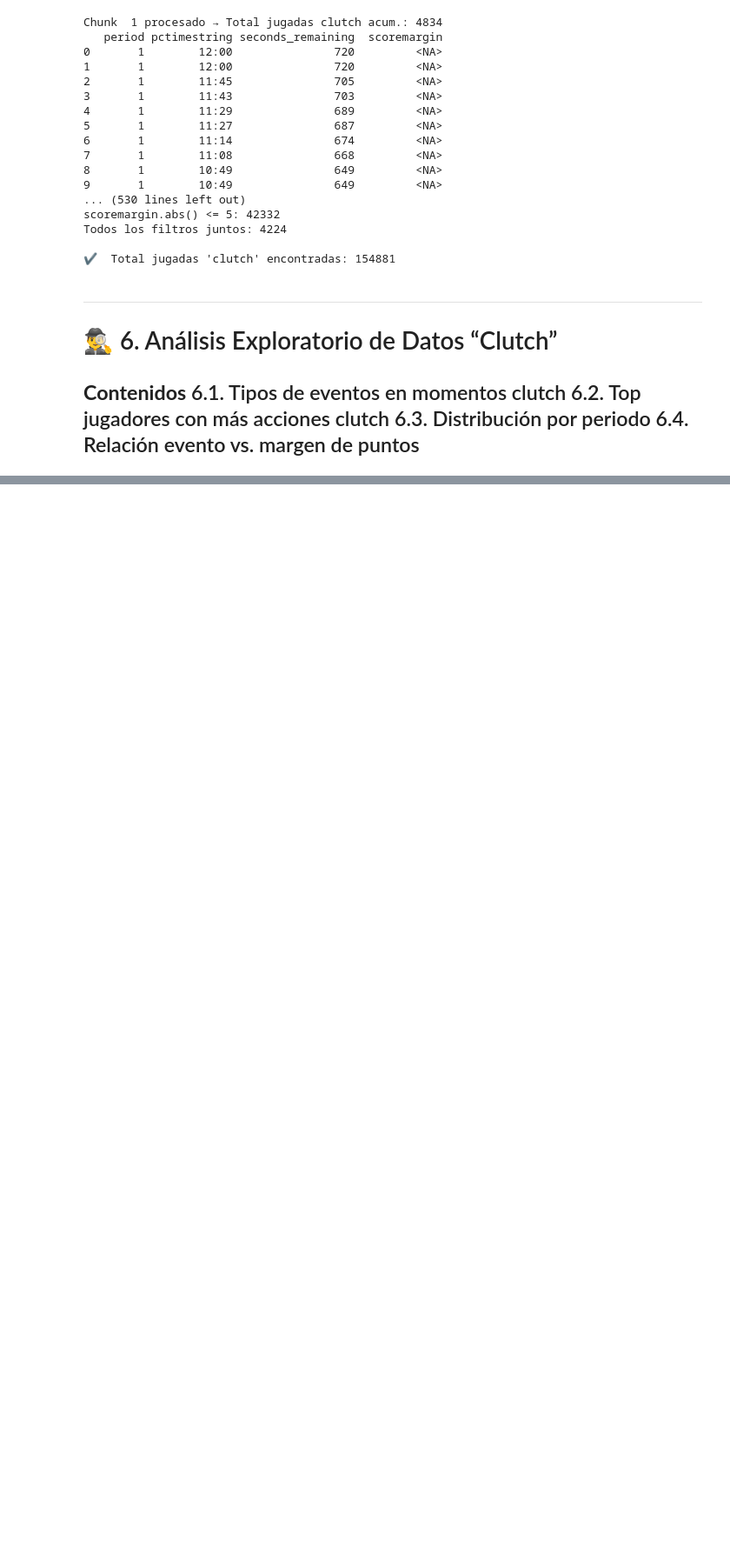
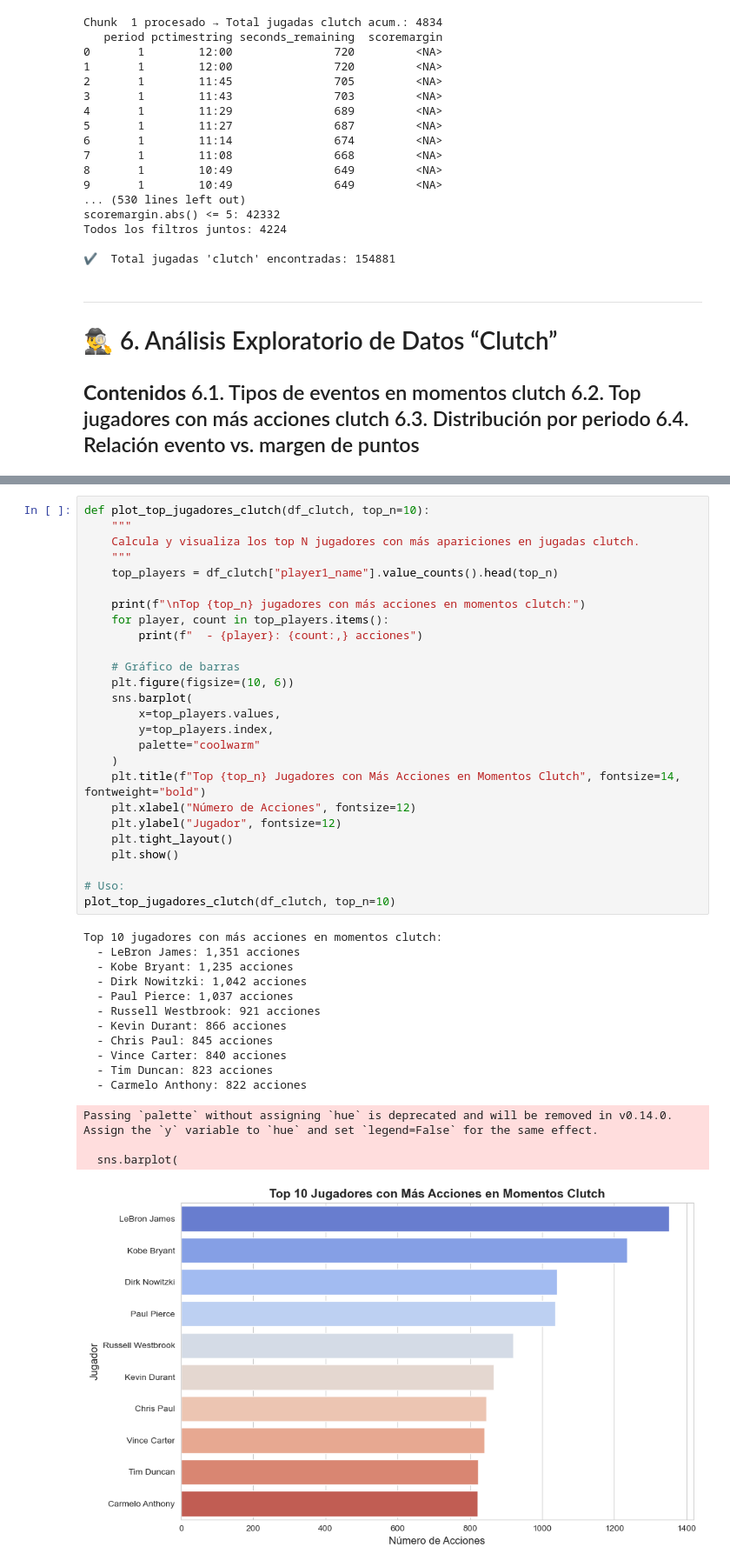
Before and after one commit to jorge-ivan-jimenez-reyes/DataScienceB, a Jupyter notebook: TercerExamen/FinalExam.ipynb, the cells around one changed output, grey strips where cells are left out. Shown: that part at 87% size. Saved outputs shown, nothing was run; the diff lists cells and outputs as text; blank space fills up the shorter version.

```diff
--- a/TercerExamen/FinalExam.ipynb
+++ b/TercerExamen/FinalExam.ipynb
@@ -248,0 +305,42 @@ Todos los filtros juntos: 4224
+# %%
+def plot_top_jugadores_clutch(df_clutch, top_n=10):
+    """
+    Calcula y visualiza los top N jugadores con más apariciones en jugadas clutch.
+    """
+    top_players = df_clutch["player1_name"].value_counts().head(top_n)
+
+    print(f"\nTop {top_n} jugadores con más acciones en momentos clutch:")
+    for player, count in top_players.items():
+        print(f"  - {player}: {count:,} acciones")
+
+    # Gráfico de barras
+    plt.figure(figsize=(10, 6))
+    sns.barplot(
+        x=top_players.values,
+        y=top_players.index,
+        palette="coolwarm"
+    )
+    plt.title(f"Top {top_n} Jugadores con Más Acciones en Momentos Clutch", fontsize=14, fontweight="bold")
+    plt.xlabel("Número de Acciones", fontsize=12)
+    plt.ylabel("Jugador", fontsize=12)
+    plt.tight_layout()
+    plt.show()
+
+# Uso:
+plot_top_jugadores_clutch(df_clutch, top_n=10)
+# %% [output]
+Top 10 jugadores con más acciones en momentos clutch:
+  - LeBron James: 1,351 acciones
+  - Kobe Bryant: 1,235 acciones
+  - Dirk Nowitzki: 1,042 acciones
+  - Paul Pierce: 1,037 acciones
+  - Russell Westbrook: 921 acciones
+  - Kevin Durant: 866 acciones
+  - Chris Paul: 845 acciones
+  - Vince Carter: 840 acciones
+  - Tim Duncan: 823 acciones
+  - Carmelo Anthony: 822 acciones
+Passing `palette` without assigning `hue` is deprecated and will be removed in v0.14.0. Assign the `y` variable to `hue` and set `legend=False` for the same effect.
+
+  sns.barplot(
+[figure, added]
```
Also changed, not shown: parts of 10 cells of this notebook.
